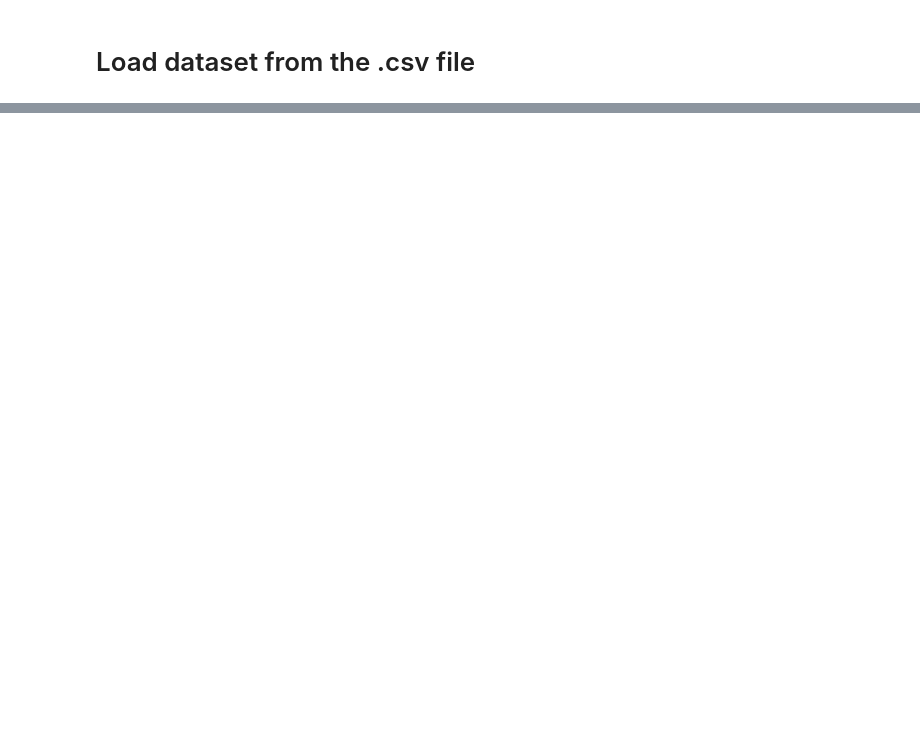
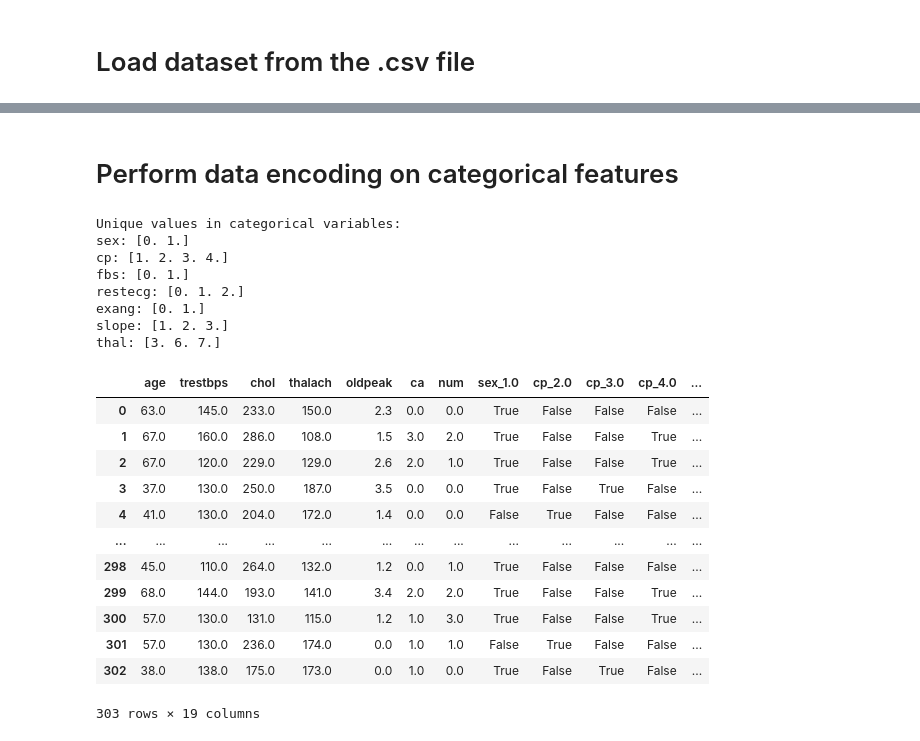
Before and after one commit to mha66/heart-disease-prediction, a Jupyter notebook: notebooks/01_data_preprocessing.ipynb, the cells around one changed output, grey strips where cells are left out. Drawn from its saved outputs; the diff is of its cells as text; code cells hidden in the pictures; blank space fills up the shorter version.

Commit message:
preprocess data * impute missing values * one-hot encode categorical variables * standardize numerical variables

```diff
--- a/notebooks/01_data_preprocessing.ipynb
+++ b/notebooks/01_data_preprocessing.ipynb
@@ -40,3 +41,17 @@ df
 | 301 | 57.0 | 0.0 | 2.0 | 130.0 | 236.0 | 0.0 | 2.0 | 174.0 | 0.0 | 0.0 | 2.0 | ... |
 | 302 | 38.0 | 1.0 | 3.0 | 138.0 | 175.0 | 0.0 | 0.0 | 173.0 | 0.0 | 0.0 | 1.0 | ... |
 303 rows × 14 columns
+# %%
+# create a description dataframe with variable names and corresponding descriptions
+desc = np.array(heart_disease.variables.description)
+desc = np.c_[heart_disease.variables.name, desc, heart_disease.variables.type]
+desc = pd.DataFrame(desc, columns=['name', 'description', 'type'])
+desc.set_index('name', inplace=True)
+
+
+# desc.loc['thal', 'description'] = '3 = normal; 6 = fixed defect; 7 = reversable defect'
+# desc.loc['slope', 'description'] = 'the slope of the peak exercise ST segment; Value 1: upsloping; Value 2: flat; Value 3: downsloping'
+
+pd.set_option('display.max_colwidth', None) # to display full description
+print(desc)
+pd.reset_option('display.max_colwidth')
@@ -66,0 +108,4 @@ X shape: (303, 13), y shape: (303,)
+# %%
+#impute categorical missing values
+df.ffill(inplace=True) #forward fill: fill missing values with the previous value.
+df.loc[missing_rows.index] #re-check missing values after imputation
@@ -66,0 +120,36 @@ X shape: (303, 13), y shape: (303,)
+# %% [markdown]
+# Perform data encoding on categorical features
+# %%
+categorical_var_names = desc.loc[desc['type'] == 'Categorical'].index.values
+
+# Check the unique values in categorical variables
+print("Unique values in categorical variables:")
+for var in categorical_var_names:
+    print(f"{var}: {np.sort(df[var].unique())}")
+
+# Perform one hot encoding for categorical variables
+# drop_first=True avoids dummy variable trap by dropping the first category of each categorical variable
+df_preprocessed = pd.get_dummies(df, columns=categorical_var_names, drop_first=True)
+df_preprocessed
+# %% [output]
+Unique values in categorical variables:
+sex: [0. 1.]
+cp: [1. 2. 3. 4.]
+fbs: [0. 1.]
+restecg: [0. 1. 2.]
+exang: [0. 1.]
+slope: [1. 2. 3.]
+thal: [3. 6. 7.]
+|  | age | trestbps | chol | thalach | oldpeak | ca | num | sex_1.0 | cp_2.0 | cp_3.0 | cp_4.0 | ... |
+| 0 | 63.0 | 145.0 | 233.0 | 150.0 | 2.3 | 0.0 | 0.0 | True | False | False | False | ... |
+| 1 | 67.0 | 160.0 | 286.0 | 108.0 | 1.5 | 3.0 | 2.0 | True | False | False | True | ... |
+| 2 | 67.0 | 120.0 | 229.0 | 129.0 | 2.6 | 2.0 | 1.0 | True | False | False | True | ... |
+| 3 | 37.0 | 130.0 | 250.0 | 187.0 | 3.5 | 0.0 | 0.0 | True | False | True | False | ... |
+| 4 | 41.0 | 130.0 | 204.0 | 172.0 | 1.4 | 0.0 | 0.0 | False | True | False | False | ... |
+| ... | ... | ... | ... | ... | ... | ... | ... | ... | ... | ... | ... | ... |
+| 298 | 45.0 | 110.0 | 264.0 | 132.0 | 1.2 | 0.0 | 1.0 | True | False | False | False | ... |
+| 299 | 68.0 | 144.0 | 193.0 | 141.0 | 3.4 | 2.0 | 2.0 | True | False | False | True | ... |
+| 300 | 57.0 | 130.0 | 131.0 | 115.0 | 1.2 | 1.0 | 3.0 | True | False | False | True | ... |
+| 301 | 57.0 | 130.0 | 236.0 | 174.0 | 0.0 | 1.0 | 1.0 | False | True | False | False | ... |
+| 302 | 38.0 | 138.0 | 175.0 | 173.0 | 0.0 | 1.0 | 0.0 | True | False | True | False | ... |
+303 rows × 19 columns
```
Also changed, not shown: parts of 9 cells of this notebook, 1 other file.
